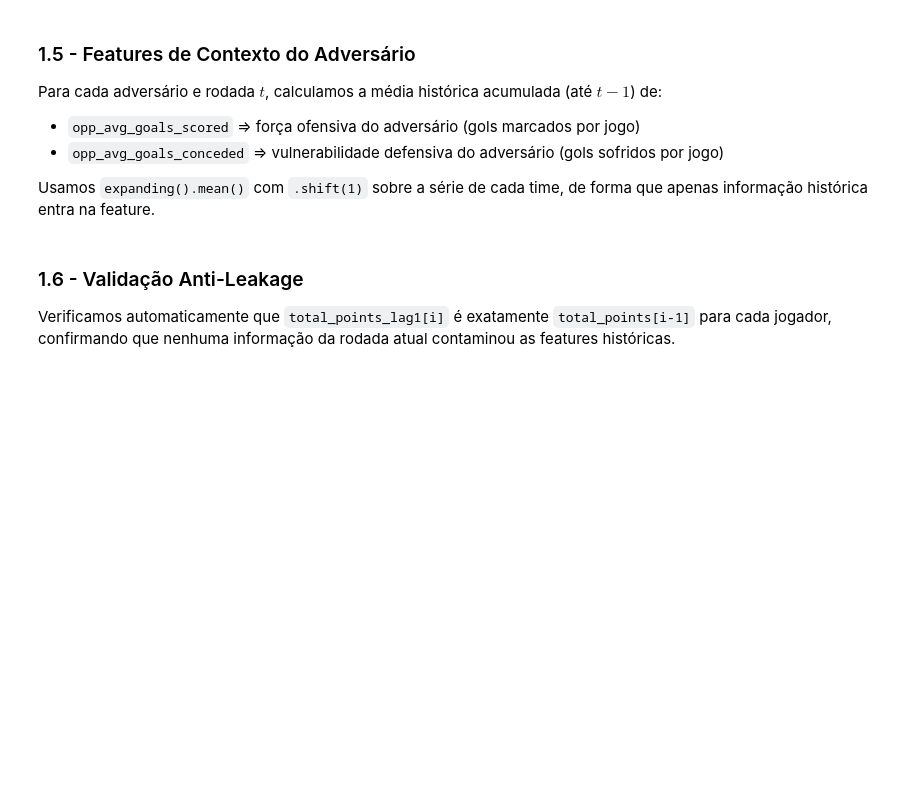
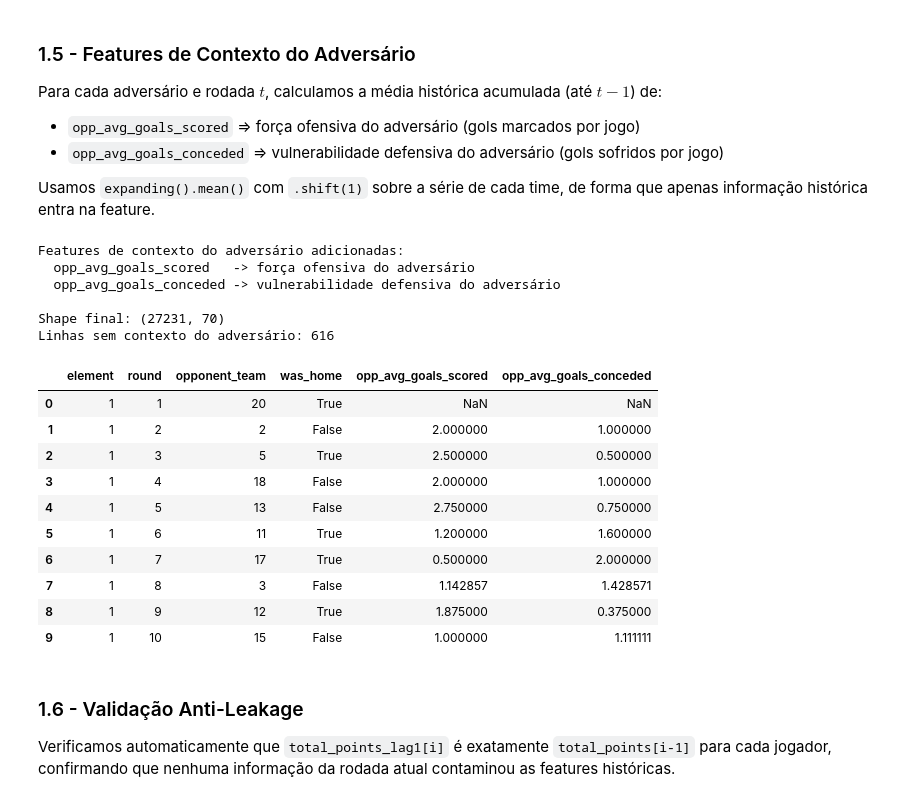
Before and after one commit to danieljmanzano/trab-icd, a Jupyter notebook: projeto_fpl.ipynb, the cells around one changed output. Cells and saved outputs as stored; diff of their text form; code cells hidden in the pictures; blank space fills up the shorter version.

Commit message:
fix: ajuste em merge

```diff
--- a/projeto_fpl.ipynb
+++ b/projeto_fpl.ipynb
@@ -271,35 +363,69 @@ Usamos `expanding().mean()` com `.shift(1)` sobre a série de cada time, de form
 # %%
 team_game_stats = team_game_stats.sort_values(['team', 'round'])
 
 team_game_stats['opp_avg_goals_scored'] = (
     team_game_stats.groupby('team')['team_goals_scored']
     .transform(lambda x: x.shift(1).expanding(min_periods=1).mean())
 )
 team_game_stats['opp_avg_goals_conceded'] = (
     team_game_stats.groupby('team')['team_goals_conceded_match']
     .transform(lambda x: x.shift(1).expanding(min_periods=1).mean())
 )
 
-# Agregar por (team, round) para lidar com Double Gameweeks na série de times
+# Converter o nome do time (texto) para o ID usado em opponent_team
+team_id_map = df_teams.set_index('name')['id'].to_dict()
+team_game_stats['team_id'] = team_game_stats['team'].map(team_id_map)
+
+if team_game_stats['team_id'].isna().any():
+    nomes_sem_id = sorted(team_game_stats.loc[team_game_stats['team_id'].isna(), 'team'].dropna().unique())
+    print(f'Aviso: times sem ID encontrado em df_teams: {nomes_sem_id}')
+
+# Agregar por (team_id, round) para lidar com Double Gameweeks na série de times
 opp_context = (
     team_game_stats
-    .groupby(['team', 'round'])[['opp_avg_goals_scored', 'opp_avg_goals_conceded']]
+    .dropna(subset=['team_id'])
+    .groupby(['team_id', 'round'])[['opp_avg_goals_scored', 'opp_avg_goals_conceded']]
     .mean()
     .reset_index()
-    .rename(columns={'team': 'opponent_team'})
+    .rename(columns={'team_id': 'opponent_team'})
 )
 
+# Garantir que ambas as chaves tenham o mesmo tipo inteiro e a mesma codificação de ID usada pela base FPL
+df['opponent_team'] = pd.to_numeric(df['opponent_team'], errors='coerce').astype('Int64')
+opp_context['opponent_team'] = pd.to_numeric(opp_context['opponent_team'], errors='coerce').astype('Int64')
+df['round'] = pd.to_numeric(df['round'], errors='coerce').astype('int64')
+opp_context['round'] = pd.to_numeric(opp_context['round'], errors='coerce').astype('int64')
+
 # Merge: o opponent_team de um jogador na rodada t recebe o contexto histórico do adversário
-df = df.merge(opp_context, on=['opponent_team', 'round'], how='left')
+df = df.merge(opp_context, on=['opponent_team', 'round'], how='left', validate='many_to_one')
 
 print('Features de contexto do adversário adicionadas:')
 print('  opp_avg_goals_scored   -> força ofensiva do adversário')
 print('  opp_avg_goals_conceded -> vulnerabilidade defensiva do adversário')
 print(f'\nShape final: {df.shape}')
+print(f"Linhas sem contexto do adversário: {df['opp_avg_goals_scored'].isna().sum():,}")
 display(
     df[['element', 'round', 'opponent_team', 'was_home',
         'opp_avg_goals_scored', 'opp_avg_goals_conceded']].head(10)
 )
+# %% [output]
+Features de contexto do adversário adicionadas:
+  opp_avg_goals_scored   -> força ofensiva do adversário
+  opp_avg_goals_conceded -> vulnerabilidade defensiva do adversário
+
+Shape final: (27231, 70)
+Linhas sem contexto do adversário: 616
+|  | element | round | opponent_team | was_home | opp_avg_goals_scored | opp_avg_goals_conceded |
+| 0 | 1 | 1 | 20 | True | NaN | NaN |
+| 1 | 1 | 2 | 2 | False | 2.000000 | 1.000000 |
+| 2 | 1 | 3 | 5 | True | 2.500000 | 0.500000 |
+| 3 | 1 | 4 | 18 | False | 2.000000 | 1.000000 |
+| 4 | 1 | 5 | 13 | False | 2.750000 | 0.750000 |
+| 5 | 1 | 6 | 11 | True | 1.200000 | 1.600000 |
+| 6 | 1 | 7 | 17 | True | 0.500000 | 2.000000 |
+| 7 | 1 | 8 | 3 | False | 1.142857 | 1.428571 |
+| 8 | 1 | 9 | 12 | True | 1.875000 | 0.375000 |
+| 9 | 1 | 10 | 15 | False | 1.000000 | 1.111111 |
 # %% [markdown]
 ### 1.6 - Validação Anti-Leakage
 
```
Also changed, not shown: parts of 10 cells of this notebook.
